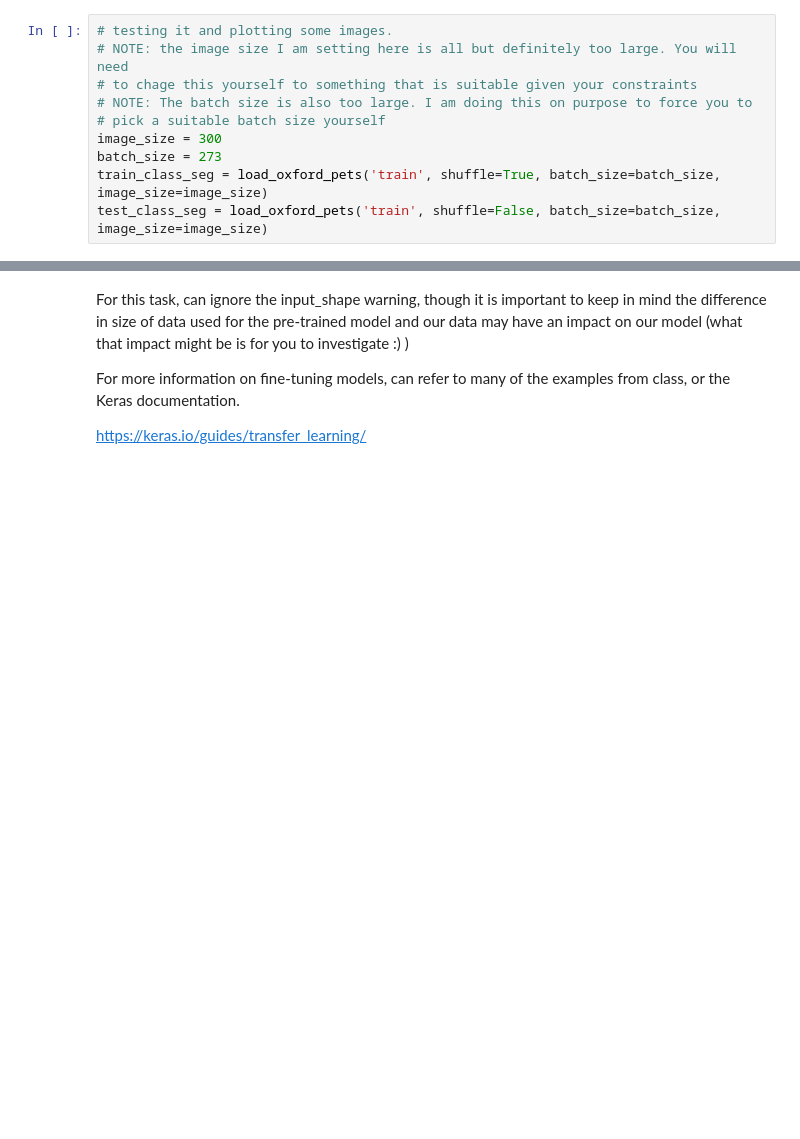
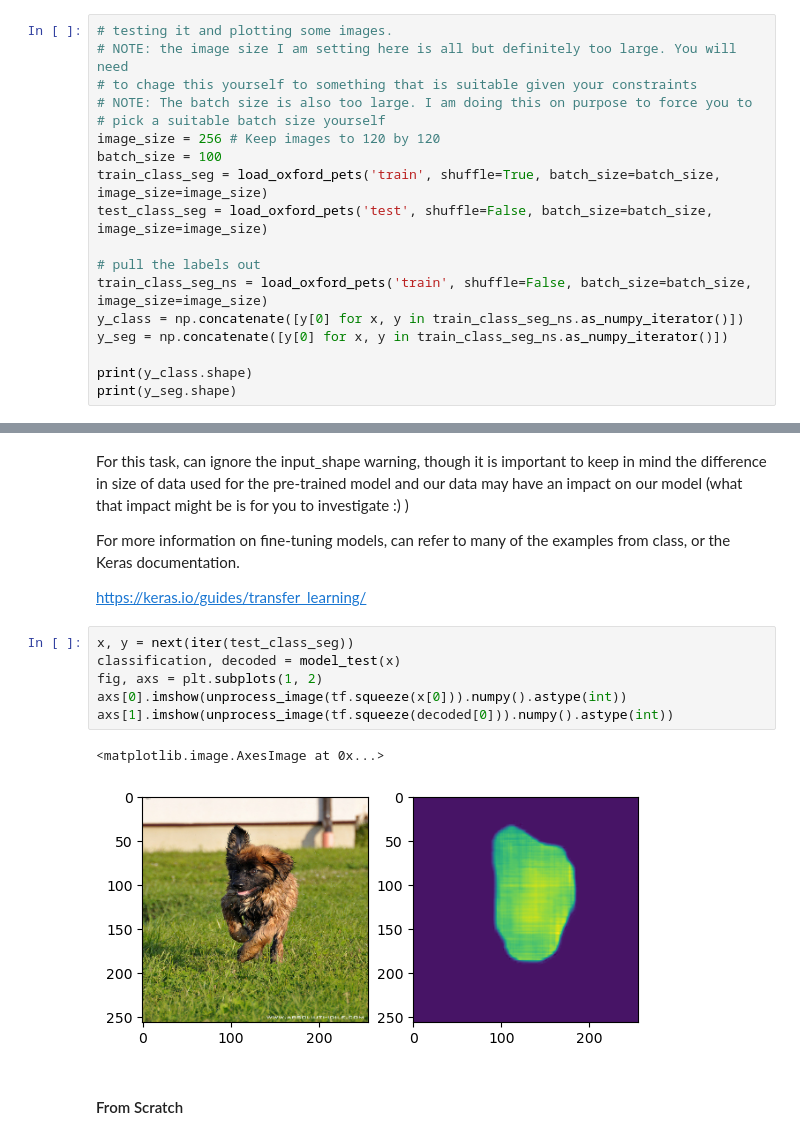
Before and after one commit to DonMMK/Machine-Learning-CAB420, a Jupyter notebook: assessment1b/CAB420_A1B_Q2_Template.ipynb, the cells around one changed output, grey strips where cells are left out. Drawn from its saved outputs; the diff is of its cells as text; blank space fills up the shorter version.

```diff
--- a/assessment1b/CAB420_A1B_Q2_Template.ipynb
+++ b/assessment1b/CAB420_A1B_Q2_Template.ipynb
@@ -198,8 +211,16 @@ Let's test it all and plot some examples to make sure they are working. I have p
 # to chage this yourself to something that is suitable given your constraints
 # NOTE: The batch size is also too large. I am doing this on purpose to force you to
 # pick a suitable batch size yourself
-image_size = 300
-batch_size = 273
+image_size = 256 # Keep images to 120 by 120
+batch_size = 100
 train_class_seg = load_oxford_pets('train', shuffle=True, batch_size=batch_size, image_size=image_size)
-test_class_seg = load_oxford_pets('train', shuffle=False, batch_size=batch_size, image_size=image_size)
+test_class_seg = load_oxford_pets('test', shuffle=False, batch_size=batch_size, image_size=image_size)
+
+# pull the labels out
+train_class_seg_ns = load_oxford_pets('train', shuffle=False, batch_size=batch_size, image_size=image_size)
+y_class = np.concatenate([y[0] for x, y in train_class_seg_ns.as_numpy_iterator()])
+y_seg = np.concatenate([y[0] for x, y in train_class_seg_ns.as_numpy_iterator()])
+
+print(y_class.shape)
+print(y_seg.shape)
 # %% [output]
@@ -263,3 +470,14 @@ For this task, can ignore the input_shape warning, though it is important to kee
 For more information on fine-tuning models, can refer to many of the examples from class, or the Keras documentation.
 
 https://keras.io/guides/transfer_learning/
+# %%
+x, y = next(iter(test_class_seg))
+classification, decoded = model_test(x)
+fig, axs = plt.subplots(1, 2)
+axs[0].imshow(unprocess_image(tf.squeeze(x[0])).numpy().astype(int))
+axs[1].imshow(unprocess_image(tf.squeeze(decoded[0])).numpy().astype(int))
+# %% [output]
+<matplotlib.image.AxesImage at 0x...>
+[figure, added]
+# %% [markdown]
+#### From Scratch
```
Also changed, not shown: parts of 6 cells of this notebook.
